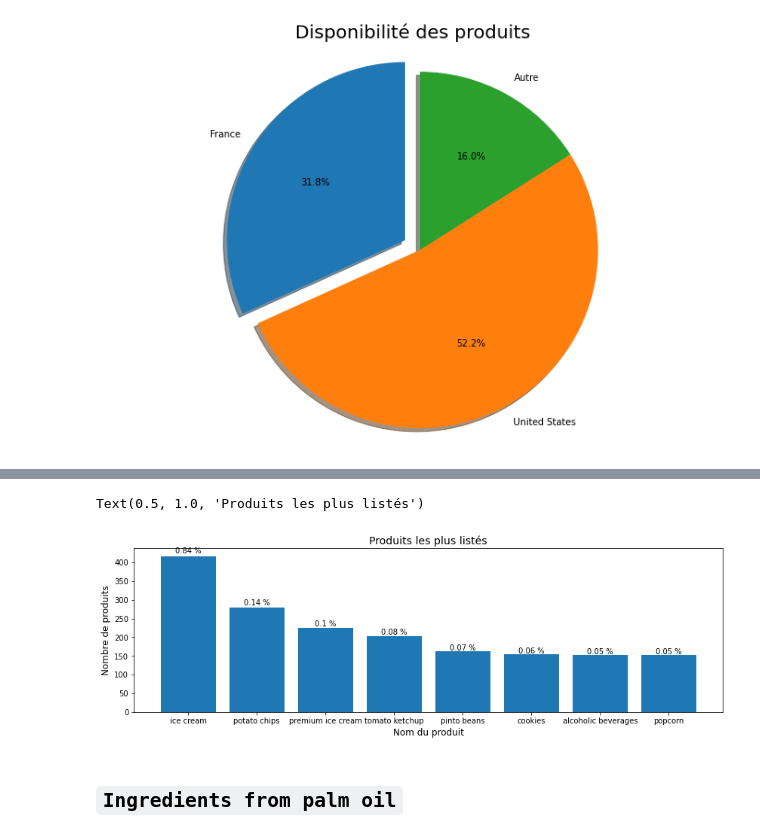
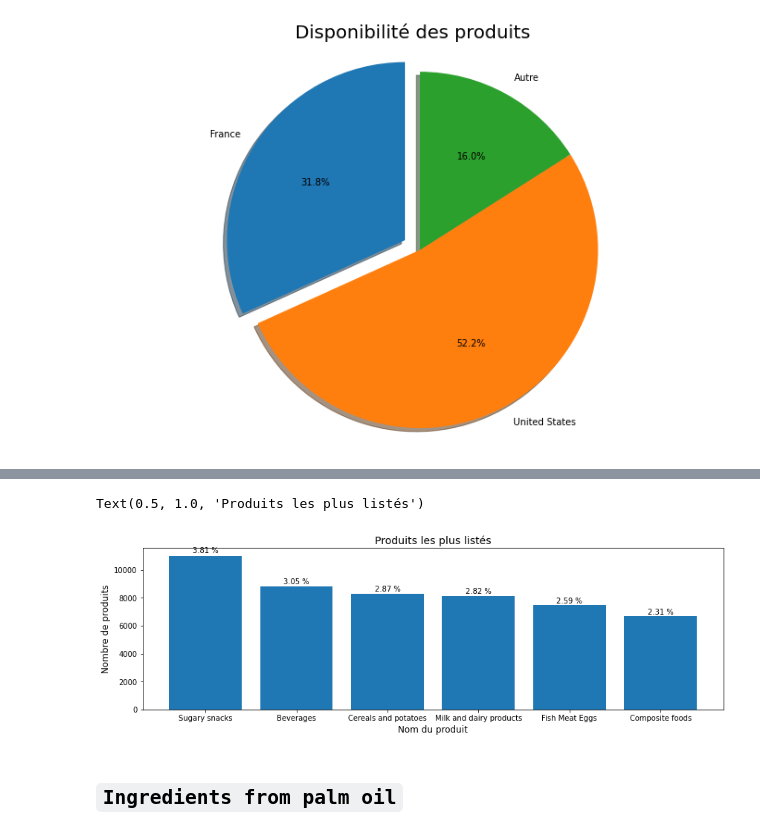
Before and after one commit to Axelibnida/My_projects, a Jupyter notebook: Data cleaning and Analyses/Data_analysis.ipynb, the cells around one changed output, grey strips where cells are left out. Saved outputs shown, nothing was run; the diff lists cells and outputs as text; code cells hidden in the pictures.

```diff
--- a/Data cleaning and Analyses/Data_analysis.ipynb
+++ b/Data cleaning and Analyses/Data_analysis.ipynb
@@ -183,7 +183,2 @@ Most items in the database are available either in the US or in France, with onl
 # %%
-products_agg = pd.DataFrame(data['product_name'].value_counts())
+products_agg = pd.DataFrame(data['product_group'].value_counts())
-# %%
-products_agg = products_agg.rename(columns={0: 'product_name'})
-products_agg['percentage'] = products_agg['product_name'] / len(data) * 100
-products_agg['percentage'] = products_agg['percentage'].round(2)
-display(products_agg)
@@ -203,0 +185,5 @@ display(products_agg)
+# %%
+products_agg = products_agg.rename(columns={0: 'product_group'})
+products_agg['percentage'] = products_agg['product_group'] / len(data) * 100
+products_agg['percentage'] = products_agg['percentage'].round(2)
+display(products_agg)
@@ -204,26 +206,26 @@ display(products_agg)
 # %%
 fig, ax = plt.subplots(figsize = (14,4))
-graph = ax.bar(products_agg.index[2:10], products_agg['product_name'][2:10])
+graph = ax.bar(products_agg.index[1:7], products_agg['product_group'][1:7])
 
 i = 1
 for rect in graph:
     width = rect.get_width()
     height = rect.get_height()
     x, y = rect.get_xy()
     plt.text(x+width/2,
              y+height*1.02,
              str(products_agg['percentage'][i])+' %',
              ha='center',
              #weight='bold',
             )
     i += 1
 
 ax.set_xlabel('Nom du produit', size=12)
 ax.set_ylabel('Nombre de produits', size=12)
 ax.set_title('Produits les plus listés', size=14)
 # %% [output]
 Text(0.5, 1.0, 'Produits les plus listés')
-[figure, old version]
+[figure, new version]
 # %% [markdown]
 <a name='ingredients_from_palm_oil'></a>
 ## `Ingredients from palm oil`
```
Also changed, not shown: parts of 43 cells of this notebook, 2 other files.
